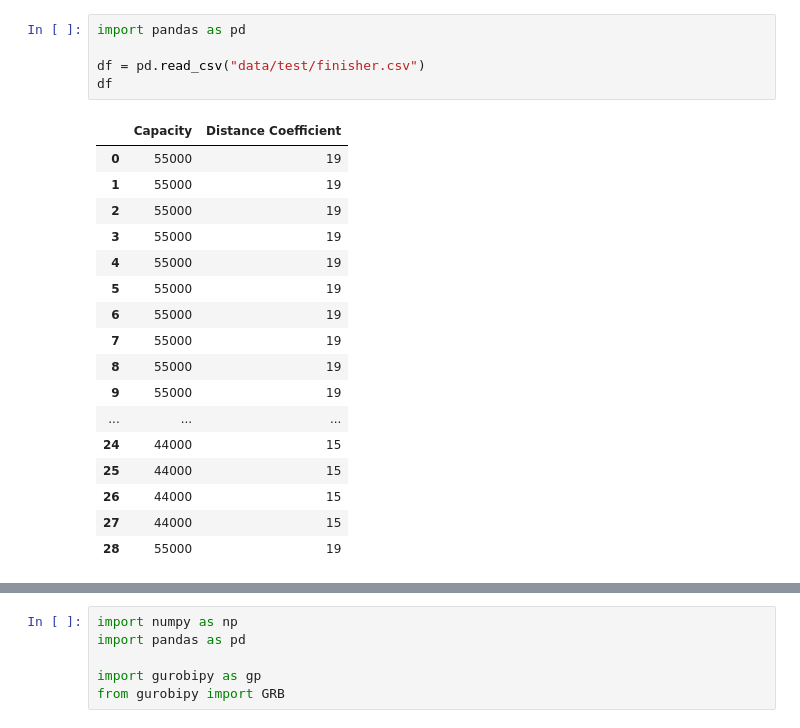
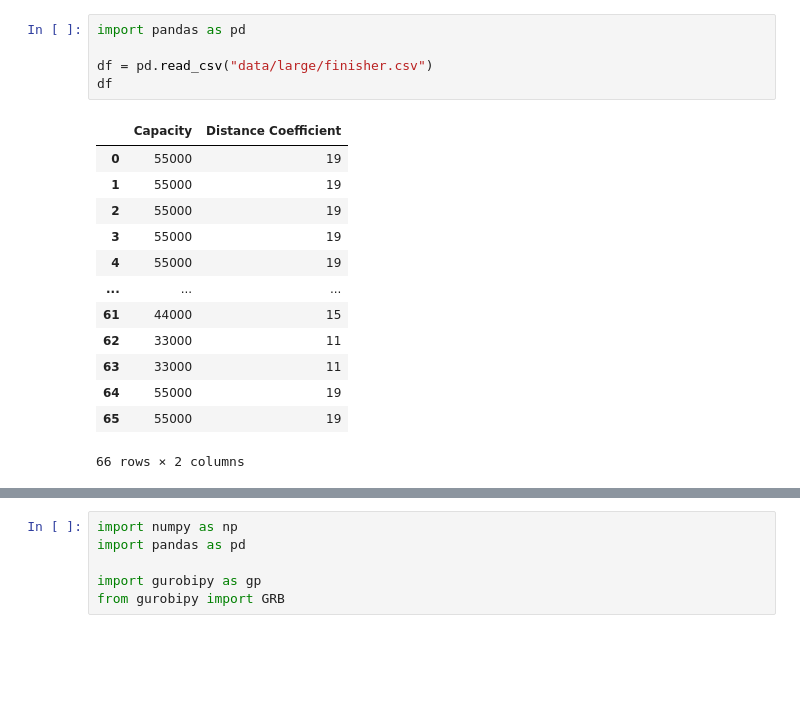
Before and after one commit to bazylhorsey/livestock-logistic-optimizer, a Jupyter notebook: brooder_allocation.ipynb, the cells around one changed output, grey strips where cells are left out. Saved outputs shown, nothing was run; the diff lists cells and outputs as text; blank space fills up the shorter version.

```diff
--- a/brooder_allocation.ipynb
+++ b/brooder_allocation.ipynb
@@ -97,24 +97,20 @@ considerations:
 # %%
 import pandas as pd
 
-df = pd.read_csv("data/test/finisher.csv")
+df = pd.read_csv("data/large/finisher.csv")
 df
 # %% [output]
 |  | Capacity | Distance Coefficient |
 | 0 | 55000 | 19 |
 | 1 | 55000 | 19 |
 | 2 | 55000 | 19 |
 | 3 | 55000 | 19 |
 | 4 | 55000 | 19 |
-| 5 | 55000 | 19 |
-| 6 | 55000 | 19 |
-| 7 | 55000 | 19 |
-| 8 | 55000 | 19 |
-| 9 | 55000 | 19 |
 | ... | ... | ... |
-| 24 | 44000 | 15 |
-| 25 | 44000 | 15 |
-| 26 | 44000 | 15 |
-| 27 | 44000 | 15 |
-| 28 | 55000 | 19 |
+| 61 | 44000 | 15 |
+| 62 | 33000 | 11 |
+| 63 | 33000 | 11 |
+| 64 | 55000 | 19 |
+| 65 | 55000 | 19 |
+66 rows × 2 columns
 # %%
```
Also changed, not shown: parts of 14 cells of this notebook, 5 other files.
